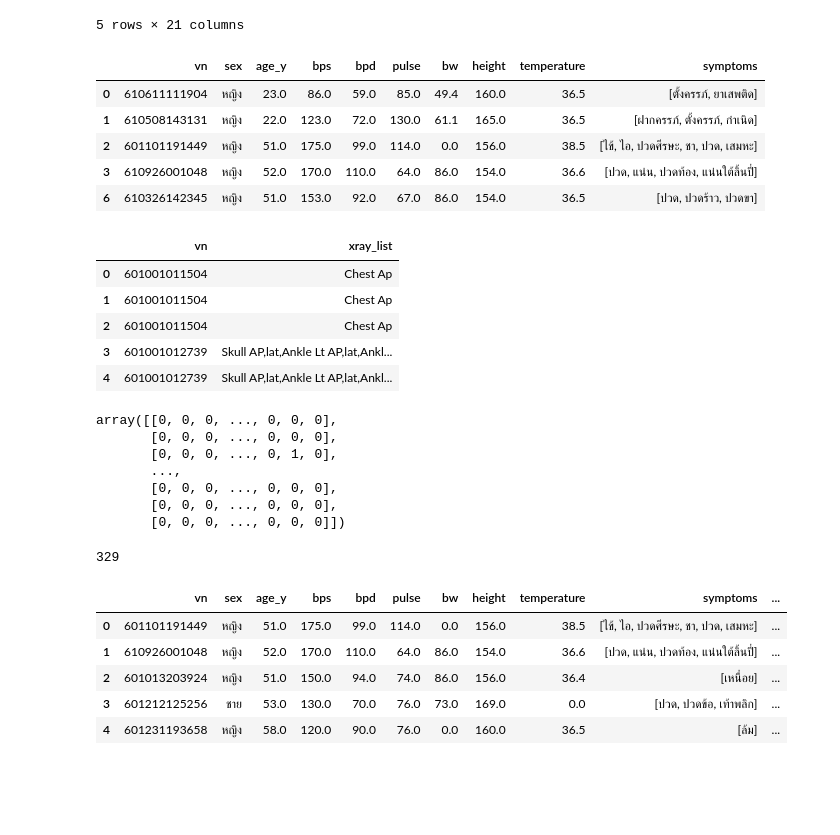
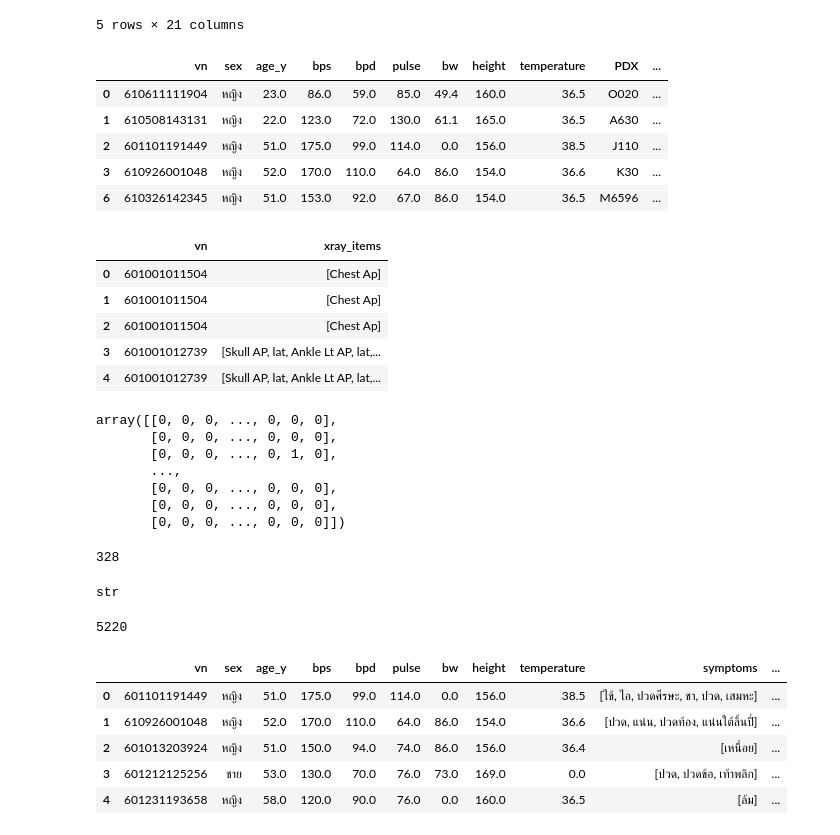
Before and after one commit to phraretein/patient_clustering, a Jupyter notebook: patient_clustering.ipynb, the cells around one changed output. Drawn from its saved outputs; the diff is of its cells as text; code cells hidden in the pictures; blank space fills up the shorter version.

```diff
--- a/patient_clustering.ipynb
+++ b/patient_clustering.ipynb
@@ -9,7 +10,7 @@ df_cc = pd.read_excel('cc61_df3_vn.xlsx')
 df_xray = pd.read_excel('Xray (2017-2018).xlsx')
 # %%
 # dropping null value columns to avoid errors
-df_cc.dropna(subset=['clean_symptom2(synonym)'],inplace = True)
+df_cc.dropna(subset=['clean_symptom2(synonym)', 'bps', 'bpd', 'pulse', 'bw', 'height'],inplace = True)
 df_cc.head()
 # %% [output]
 |  | vn | vstdate | vsttime | sex | age_y | cc | bps | bpd | pulse | bw | height | ... |
@@ -38,24 +40,26 @@ df_cc.head()
 | 3 | 610926001048 | 2018-09-26 | 00:10:48 | หญิง | 52.0 | ผู้ป่วยแจ้งว่า มีอาการปวดท้อง แน่... | 170.0 | 110.0 | 64.0 | 86.0 | ... | ... |
 | 6 | 610326142345 | 2018-03-26 | 14:23:45 | หญิง | 51.0 | ปวดขาพับข้างซ้ายร้าวลงขาซ้ายเป็นม... | 153.0 | 92.0 | 67.0 | 86.0 | ... | ... |
 5 rows × 21 columns
+# %%
+df_cc.rename(columns={'PDX (1)': 'PDX'}, inplace=True)
 # %%
-df_cc_new = df_cc[['vn', 'sex', 'age_y', 'bps', 'bpd', 'pulse', 'bw', 'height', 'temperature', 'symptoms']]
+df_cc_new = df_cc[['vn', 'sex', 'age_y', 'bps', 'bpd', 'pulse', 'bw', 'height', 'temperature', 'PDX', 'symptoms']]
 df_cc_new.head()
 # %% [output]
-|  | vn | sex | age_y | bps | bpd | pulse | bw | height | temperature | symptoms |
-| 0 | 610611111904 | หญิง | 23.0 | 86.0 | 59.0 | 85.0 | 49.4 | 160.0 | 36.5 | [ตั้งครรภ์, ยาเสพติด] |
-| 1 | 610508143131 | หญิง | 22.0 | 123.0 | 72.0 | 130.0 | 61.1 | 165.0 | 36.5 | [ฝากครรภ์, ตั้งครรภ์, กำเนิด] |
-| 2 | 601101191449 | หญิง | 51.0 | 175.0 | 99.0 | 114.0 | 0.0 | 156.0 | 38.5 | [ไข้, ไอ, ปวดศีรษะ, ชา, ปวด, เสมหะ] |
-| 3 | 610926001048 | หญิง | 52.0 | 170.0 | 110.0 | 64.0 | 86.0 | 154.0 | 36.6 | [ปวด, แน่น, ปวดท้อง, แน่นใต้ลิ้นปี่] |
-| 6 | 610326142345 | หญิง | 51.0 | 153.0 | 92.0 | 67.0 | 86.0 | 154.0 | 36.5 | [ปวด, ปวดร้าว, ปวดขา] |
+|  | vn | sex | age_y | bps | bpd | pulse | bw | height | temperature | PDX | ... |
+| 0 | 610611111904 | หญิง | 23.0 | 86.0 | 59.0 | 85.0 | 49.4 | 160.0 | 36.5 | O020 | ... |
+| 1 | 610508143131 | หญิง | 22.0 | 123.0 | 72.0 | 130.0 | 61.1 | 165.0 | 36.5 | A630 | ... |
+| 2 | 601101191449 | หญิง | 51.0 | 175.0 | 99.0 | 114.0 | 0.0 | 156.0 | 38.5 | J110 | ... |
+| 3 | 610926001048 | หญิง | 52.0 | 170.0 | 110.0 | 64.0 | 86.0 | 154.0 | 36.6 | K30 | ... |
+| 6 | 610326142345 | หญิง | 51.0 | 153.0 | 92.0 | 67.0 | 86.0 | 154.0 | 36.5 | M6596 | ... |
 # %%
-df_xray_new = df_xray[['vn', 'xray_list']]
+df_xray_new = df_xray[['vn', 'xray_items']]
 df_xray_new.head()
 # %% [output]
-|  | vn | xray_list |
-| 0 | 601001011504 | Chest Ap |
-| 1 | 601001011504 | Chest Ap |
-| 2 | 601001011504 | Chest Ap |
-| 3 | 601001012739 | Skull AP,lat,Ankle Lt AP,lat,Ankl... |
-| 4 | 601001012739 | Skull AP,lat,Ankle Lt AP,lat,Ankl... |
+|  | vn | xray_items |
+| 0 | 601001011504 | [Chest Ap] |
+| 1 | 601001011504 | [Chest Ap] |
+| 2 | 601001011504 | [Chest Ap] |
+| 3 | 601001012739 | [Skull AP, lat, Ankle Lt AP, lat,... |
+| 4 | 601001012739 | [Skull AP, lat, Ankle Lt AP, lat,... |
 # %%
@@ -75,7 +79,15 @@ array([[0, 0, 0, ..., 0, 0, 0],
 # %%
 len(te.columns_)
 # %% [output]
-329
+328
+# %%
+type(df_cc_new['PDX'][1])
+# %% [output]
+str
+# %%
+len(df_cc_new.PDX.unique())
+# %% [output]
+5220
 # %%
 df = pd.merge(df_cc_new, df_xray_new, how='inner', on='vn')
 df.head()
```
Also changed, not shown: parts of 16 cells of this notebook, 2 other files.
